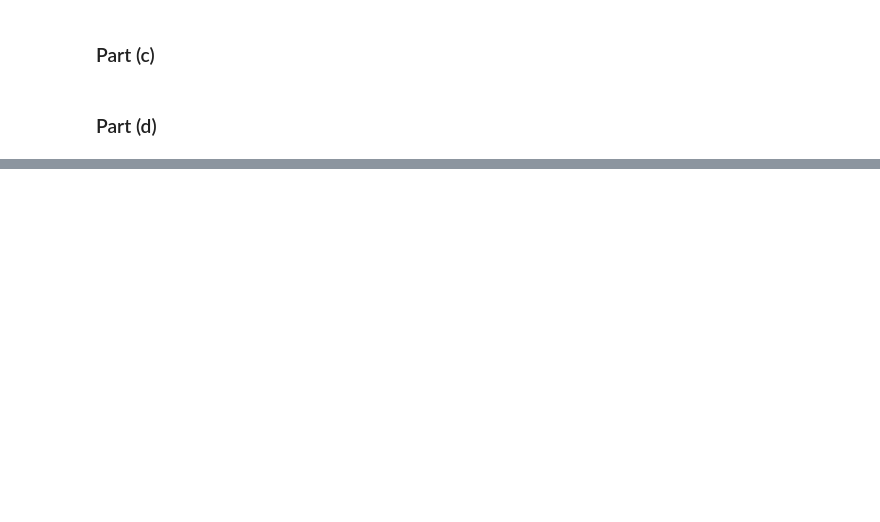
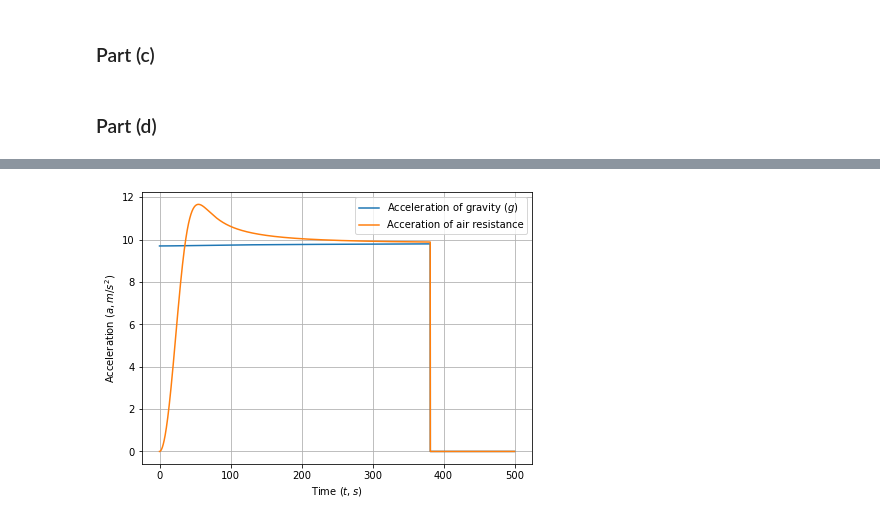
Before and after one commit to Youngposeidon/computational-mechanics-delivery, a Jupyter notebook: project1.ipynb, the cells around one changed output, grey strips where cells are left out. Drawn from its saved outputs; the diff is of its cells as text; code cells hidden in the pictures; blank space fills up the shorter version.

```diff
--- a/project1.ipynb
+++ b/project1.ipynb
@@ -453,4 +502,27 @@ Solve problem C2.1 from the textbok. You will need to solve parts b), c) and d)
 # %% [markdown]
 ### Part (c)
+# %%
+H = 8000
+tf = 500
+Re = 6370000
+
+t = np.arange(0, tf, dt)       # Values of every time point to compute the solution at. From start to stop in steps of dt
+v = np.zeros(len(t))           # Creates an array the same size as t that is all zeroes. Will contain the solutions to the velocity at every time step.
+v[0] = v0                      # Assign the value of the first entry of the velocity array with the initial condition. Python arrays are zero-based.
+x = np.zeros(len(t))           # Creates an array the same size as t that is all zeroes. Will contain the solutions to the velocity at every time step.
+x[0] = x0                      # Assign the value of the first entry of the velocity array with the initial condition. Python arrays are zero-based.
+c2 = np.zeros(len(t))
+g = np.zeros(len(t))
+a = np.zeros(len(t))
+
+# euler method for velocity
+for i in range(0, len(t)-1):   # iterator loop in Python.
+    c2[i] = 0.5*np.exp(- x[i]/H)
+    g[i] = 9.8/(1 + x[i]/Re)**2
+    a[i] = (c2[i] * v[i]**2)/m - g[i]   # equation acceleration.
+    v[i+1] = v[i] + dt * a[i]     # This is Euler's method. Assigning the next value of the velocity.
+    x[i+1] = x[i] + dt * v[i]     # This is Euler's method. Assigning the next value of the velocity.
+    if x[i+1] < 0:
+        break
 # %% [markdown]
 ### Part (d)
@@ -456,0 +539,4 @@ Solve problem C2.1 from the textbok. You will need to solve parts b), c) and d)
+# %%
+PhysPlot.multiplot(t, [g, c2*v**2/m], ["Acceleration of gravity $(g)$", "Acceration of air resistance"], r"Time ($t, s$)", r"Acceleration ($a, m/s^2$)")
+# %% [output]
+[figure, added]
```
Also changed, not shown: parts of 10 cells of this notebook.
